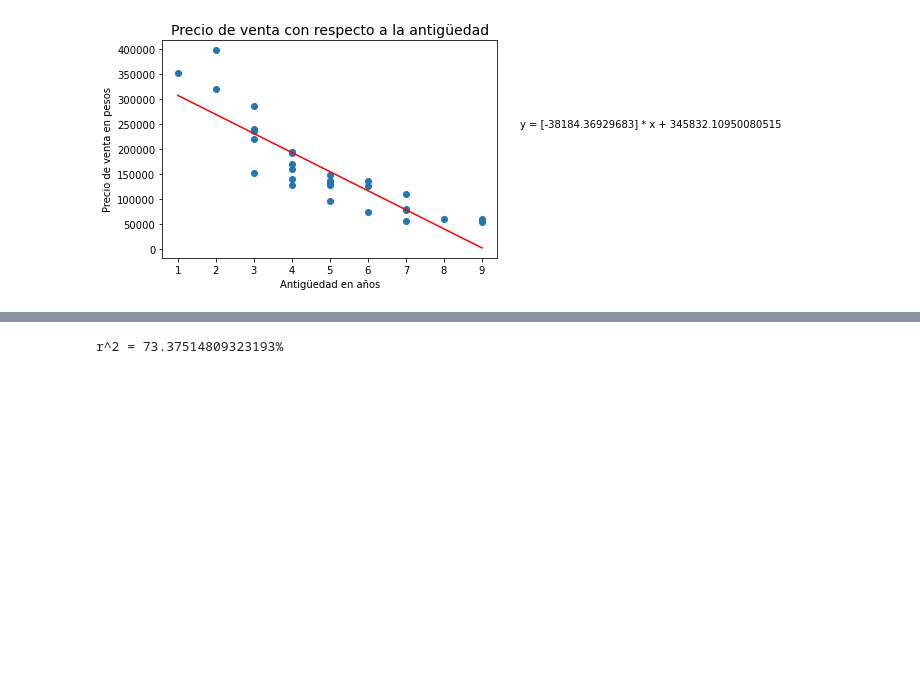
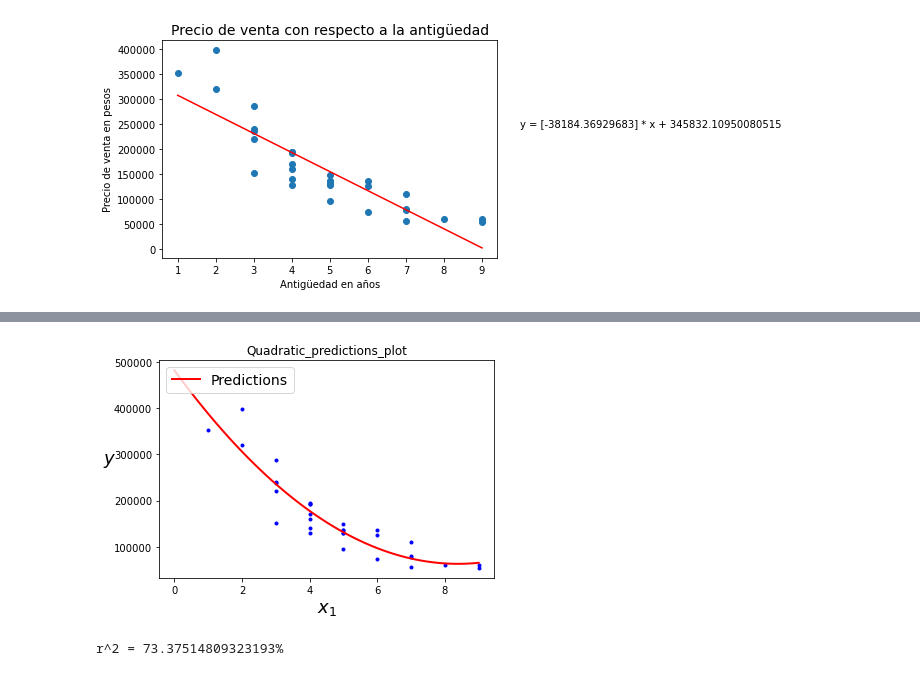
Before and after one commit to Armandotrsg/Estadistica, a Jupyter notebook: PrimeraEtapa.ipynb, the cells around one changed output, grey strips where cells are left out. Drawn from its saved outputs; the diff is of its cells as text; code cells hidden in the pictures; blank space fills up the shorter version.

```diff
--- a/PrimeraEtapa.ipynb
+++ b/PrimeraEtapa.ipynb
@@ -62,3 +62,23 @@ modelLogistic.score(X1,y1)
+# %%
+poly = PolynomialFeatures(degree = 2)
+x_poly = poly.fit_transform(X1)
+
+lin_reg = linear_model.LinearRegression()
+lin_reg.fit(x_poly, y)
+
+x_new = np.linspace(0, 9, 100).reshape(100, 1)
+x_new_poly = poly.transform(x_new)
+y_new = lin_reg.predict(x_new_poly)
+plt.plot(X1, y1, "b.")
+plt.plot(x_new, y_new, "r-", linewidth = 2, label ="Predictions")
+plt.xlabel("$x_1$", fontsize = 18)
+plt.ylabel("$y$", rotation = 0, fontsize = 18)
+plt.legend(loc ="upper left", fontsize = 14)
+
+plt.title("Quadratic_predictions_plot")
+plt.show()
+# %% [output]
+[figure, added]
 # %%
 X2 = df[["Kilometraje (miles)"]]
 y2 = df["Precio de Venta (pesos)"]
```
Also changed, not shown: parts of 2 cells of this notebook.
